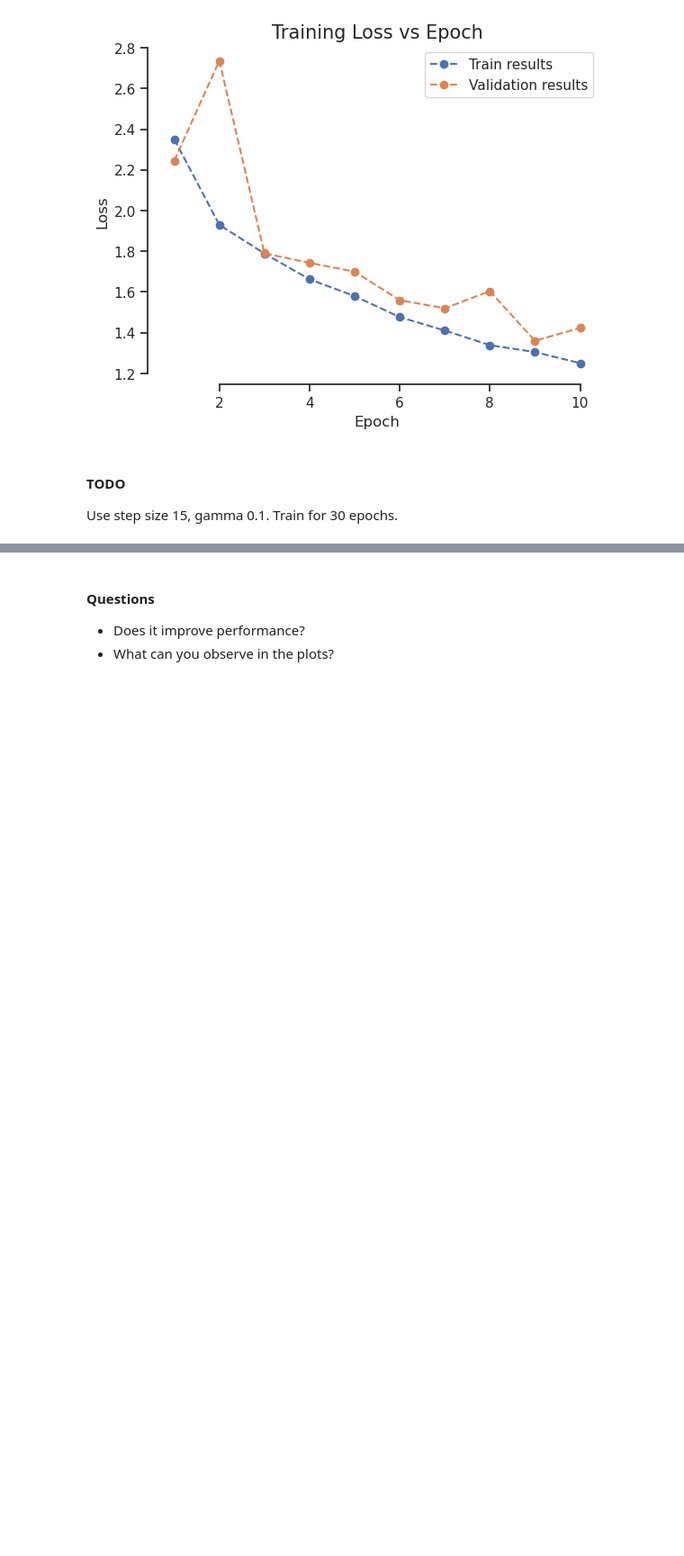
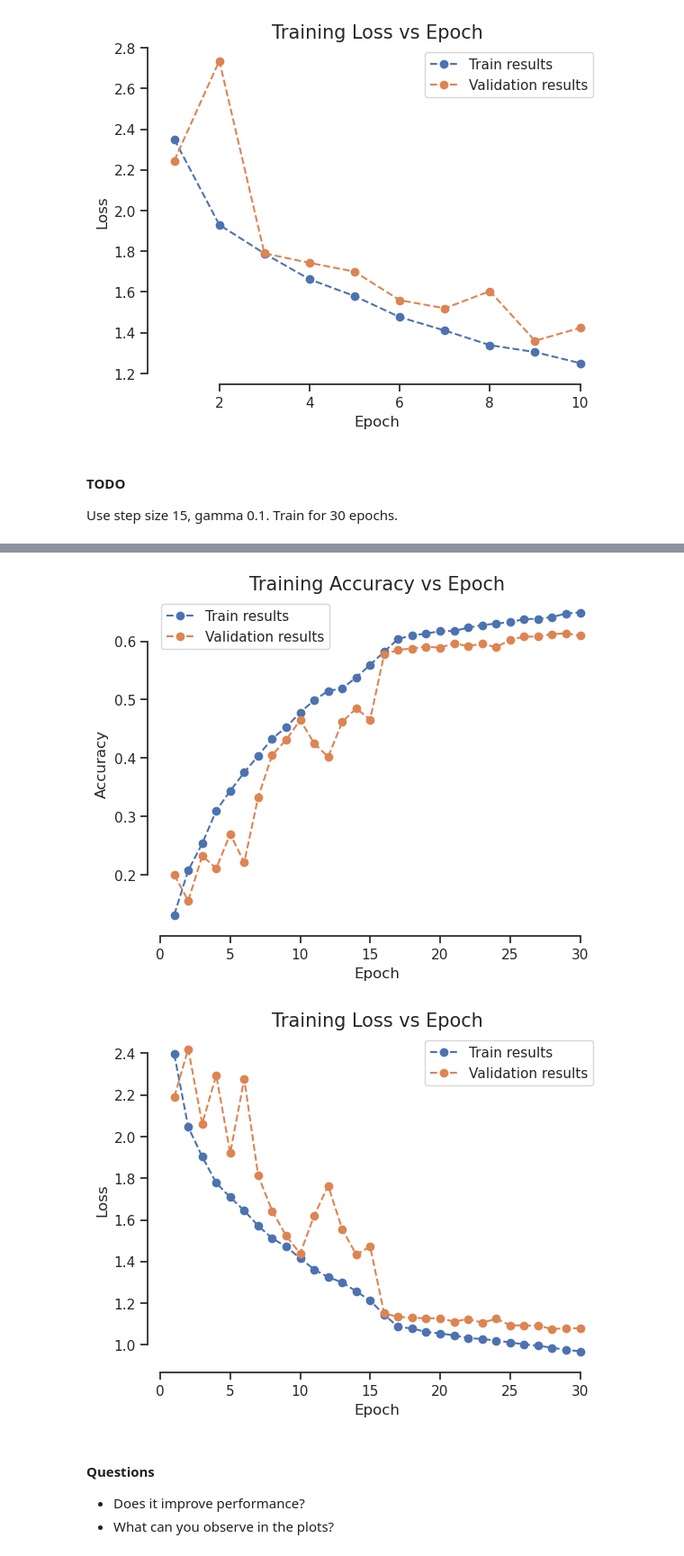
Before and after one commit to lhahner/deep-learning-computer-vision-exercises-wise-25, a Jupyter notebook: Ex2_2025_von_max.ipynb, the cells around one changed output, grey strips where cells are left out. Shown: that part at 90% size. Saved outputs shown, nothing was run; the diff lists cells and outputs as text; code cells hidden in the pictures; blank space fills up the shorter version.

```diff
--- a/Ex2_2025_von_max.ipynb
+++ b/Ex2_2025_von_max.ipynb
@@ -856,3 +857,20 @@ Epoch 22, train loss: 1.03, val loss: 1.11, train acc: 0.628, val acc 0.596
+# %%
+title = "Training Accuracy vs Epoch"
+s.plot(
+    title = title,
+    label = "Accuracy",
+    train_results = trainacc,
+    val_results = valacc)
+
+title = "Training Loss vs Epoch"
+s.plot(
+    title = title,
+    label = "Loss",
+    train_results = trainloss,
+    val_results = valloss)
+# %% [output]
+[figure, added]
+[figure, added]
 # %% [markdown]
 #### **Questions**
 - Does it improve performance?
```
Also changed, not shown: parts of 1 cell of this notebook.
